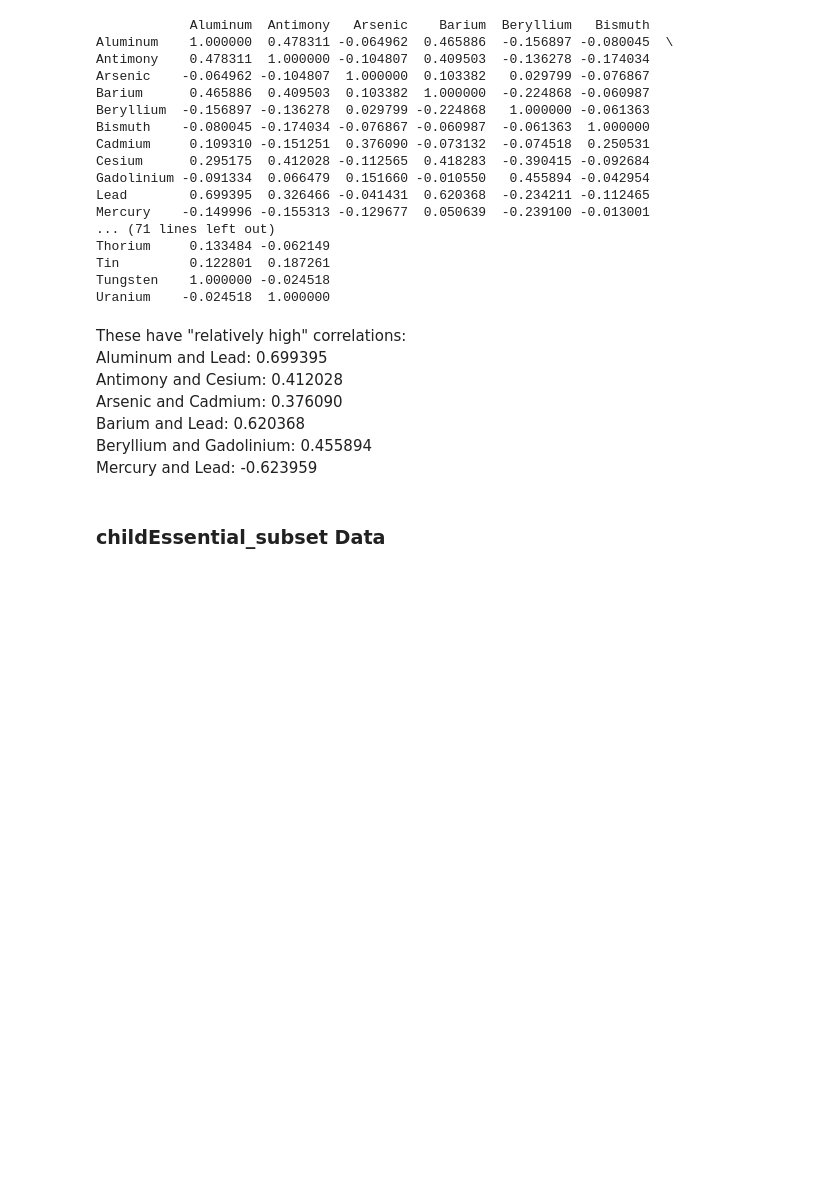
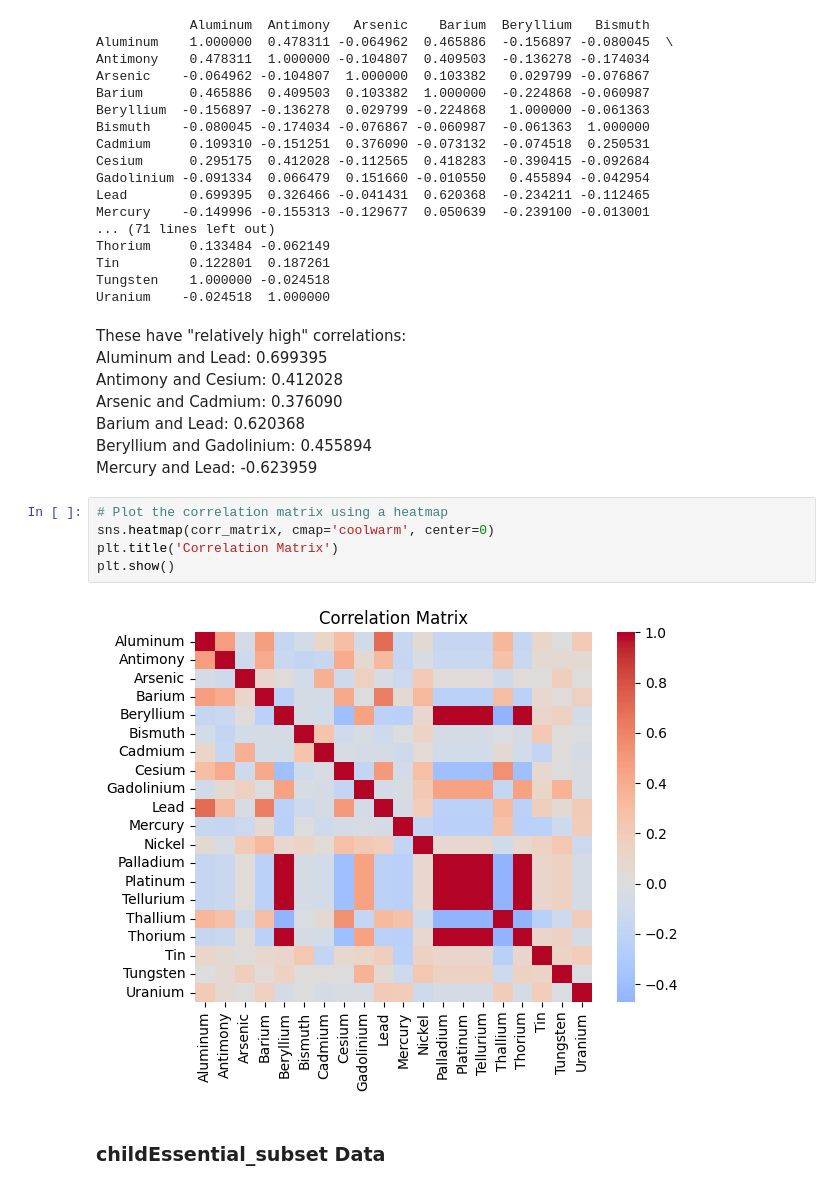
Before and after one commit to samanthawanek/exemplarfinalproject, a Jupyter notebook: Notebooks/TeamBrain_Py-Analysis-Notebook.ipynb, the cells around one changed output. Cells and saved outputs as stored; diff of their text form; blank space fills up the shorter version.

```diff
--- a/Notebooks/TeamBrain_Py-Analysis-Notebook.ipynb
+++ b/Notebooks/TeamBrain_Py-Analysis-Notebook.ipynb
@@ -541,6 +543,13 @@ Arsenic and Cadmium: 0.376090
 Barium and Lead: 0.620368
 Beryllium and Gadolinium: 0.455894
 Mercury and Lead: -0.623959
+# %%
+# Plot the correlation matrix using a heatmap
+sns.heatmap(corr_matrix, cmap='coolwarm', center=0)
+plt.title('Correlation Matrix')
+plt.show()
+# %% [output]
+[figure, added]
 # %% [markdown]
 ### childEssential_subset Data
 # %%
```
Also changed, not shown: parts of 3 cells of this notebook.
